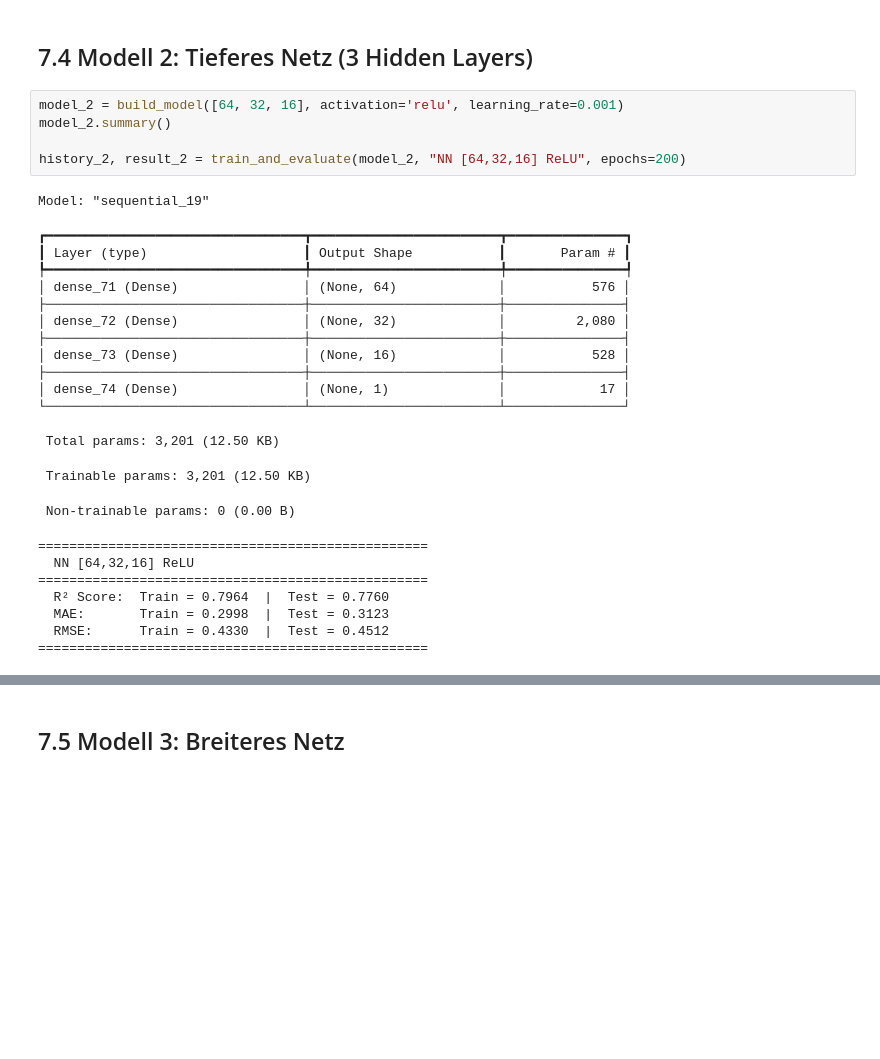
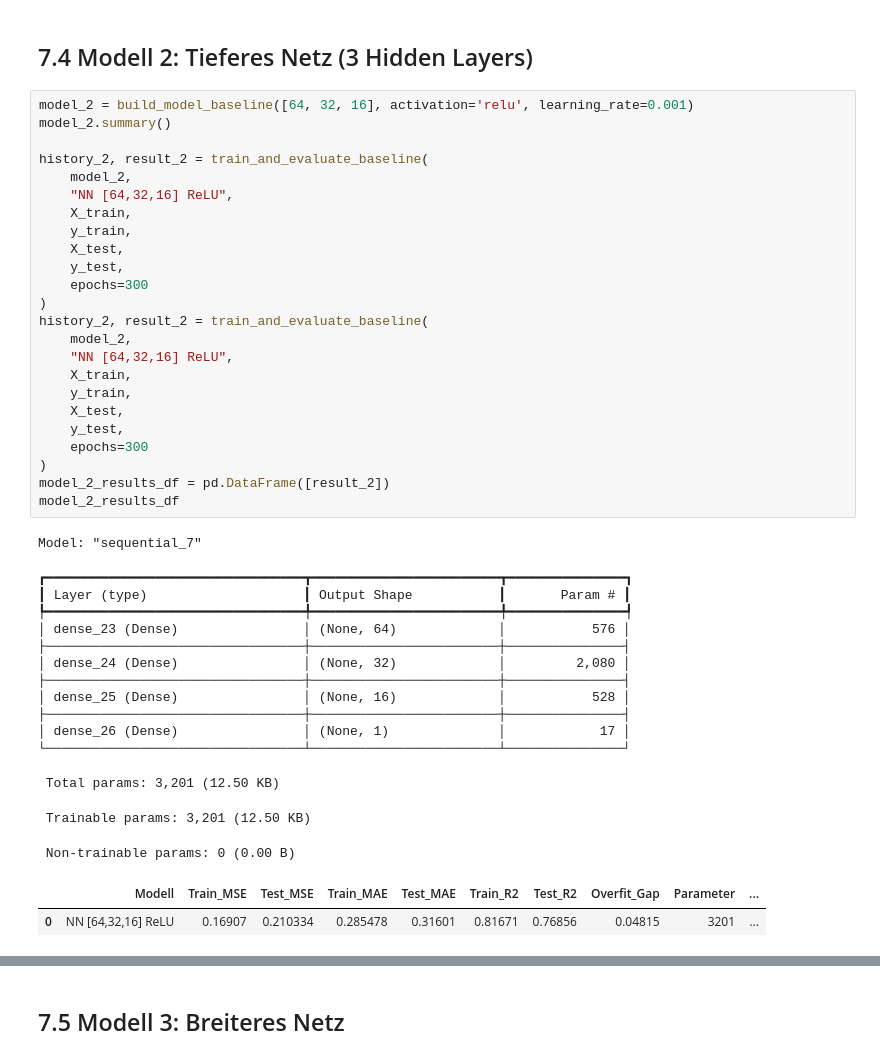
Before and after one commit to FlorianAdamczyk/ki-308, a Jupyter notebook: notebooks/05_Neural_Network_Kolja.ipynb, the cells around one changed output, grey strips where cells are left out. Saved outputs shown, nothing was run; the diff lists cells and outputs as text; blank space fills up the shorter version.

```diff
--- a/notebooks/05_Neural_Network_Kolja.ipynb
+++ b/notebooks/05_Neural_Network_Kolja.ipynb
@@ -699,30 +798,44 @@ Insgesamt liefert das Plain-Modell die höchste Genauigkeit, während L2-Regular
 # %% [markdown]
 ## 7.4 Modell 2: Tieferes Netz (3 Hidden Layers)
 # %%
-model_2 = build_model([64, 32, 16], activation='relu', learning_rate=0.001)
+model_2 = build_model_baseline([64, 32, 16], activation='relu', learning_rate=0.001)
 model_2.summary()
 
-history_2, result_2 = train_and_evaluate(model_2, "NN [64,32,16] ReLU", epochs=200)
+history_2, result_2 = train_and_evaluate_baseline(
+    model_2,
+    "NN [64,32,16] ReLU",
+    X_train,
+    y_train,
+    X_test,
+    y_test,
+    epochs=300
+)
+history_2, result_2 = train_and_evaluate_baseline(
+    model_2,
+    "NN [64,32,16] ReLU",
+    X_train,
+    y_train,
+    X_test,
+    y_test,
+    epochs=300
+)
+model_2_results_df = pd.DataFrame([result_2])
+model_2_results_df
 # %% [output]
-Model: "sequential_19"
+Model: "sequential_7"
 ┏━━━━━━━━━━━━━━━━━━━━━━━━━━━━━━━━━┳━━━━━━━━━━━━━━━━━━━━━━━━┳━━━━━━━━━━━━━━━┓
 ┃ Layer (type)                    ┃ Output Shape           ┃       Param # ┃
 ┡━━━━━━━━━━━━━━━━━━━━━━━━━━━━━━━━━╇━━━━━━━━━━━━━━━━━━━━━━━━╇━━━━━━━━━━━━━━━┩
-│ dense_71 (Dense)                │ (None, 64)             │           576 │
+│ dense_23 (Dense)                │ (None, 64)             │           576 │
 ├─────────────────────────────────┼────────────────────────┼───────────────┤
-│ dense_72 (Dense)                │ (None, 32)             │         2,080 │
+│ dense_24 (Dense)                │ (None, 32)             │         2,080 │
 ├─────────────────────────────────┼────────────────────────┼───────────────┤
-│ dense_73 (Dense)                │ (None, 16)             │           528 │
+│ dense_25 (Dense)                │ (None, 16)             │           528 │
 ├─────────────────────────────────┼────────────────────────┼───────────────┤
-│ dense_74 (Dense)                │ (None, 1)              │            17 │
+│ dense_26 (Dense)                │ (None, 1)              │            17 │
 └─────────────────────────────────┴────────────────────────┴───────────────┘
  Total params: 3,201 (12.50 KB)
  Trainable params: 3,201 (12.50 KB)
  Non-trainable params: 0 (0.00 B)
-==================================================
-  NN [64,32,16] ReLU
-==================================================
-  R² Score:  Train = 0.7964  |  Test = 0.7760
-  MAE:       Train = 0.2998  |  Test = 0.3123
-  RMSE:      Train = 0.4330  |  Test = 0.4512
-==================================================
+|  | Modell | Train_MSE | Test_MSE | Train_MAE | Test_MAE | Train_R2 | Test_R2 | Overfit_Gap | Parameter | ... |
+| 0 | NN [64,32,16] ReLU | 0.16907 | 0.210334 | 0.285478 | 0.31601 | 0.81671 | 0.76856 | 0.04815 | 3201 | ... |
```
Also changed, not shown: parts of 24 cells of this notebook, 2 other files.
